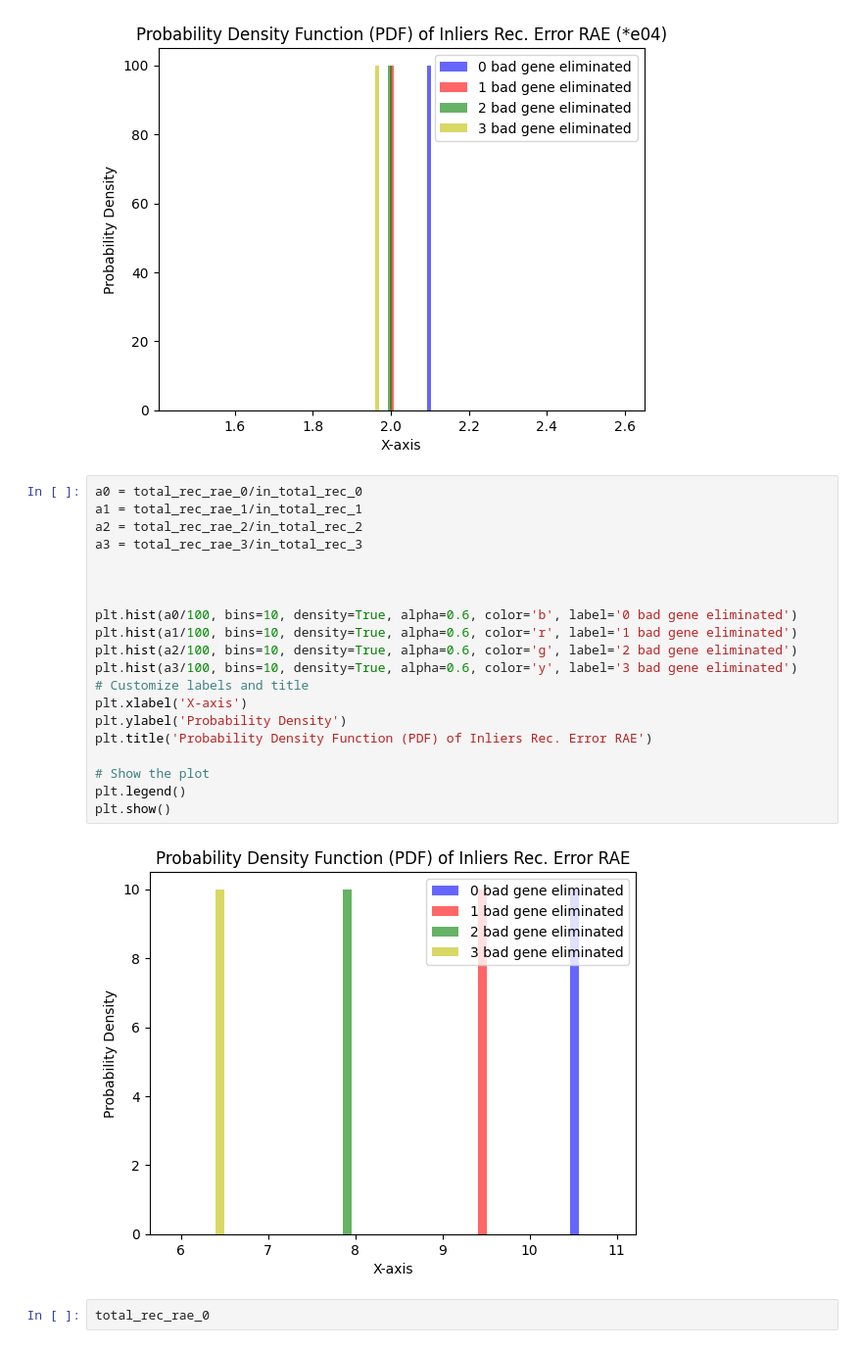
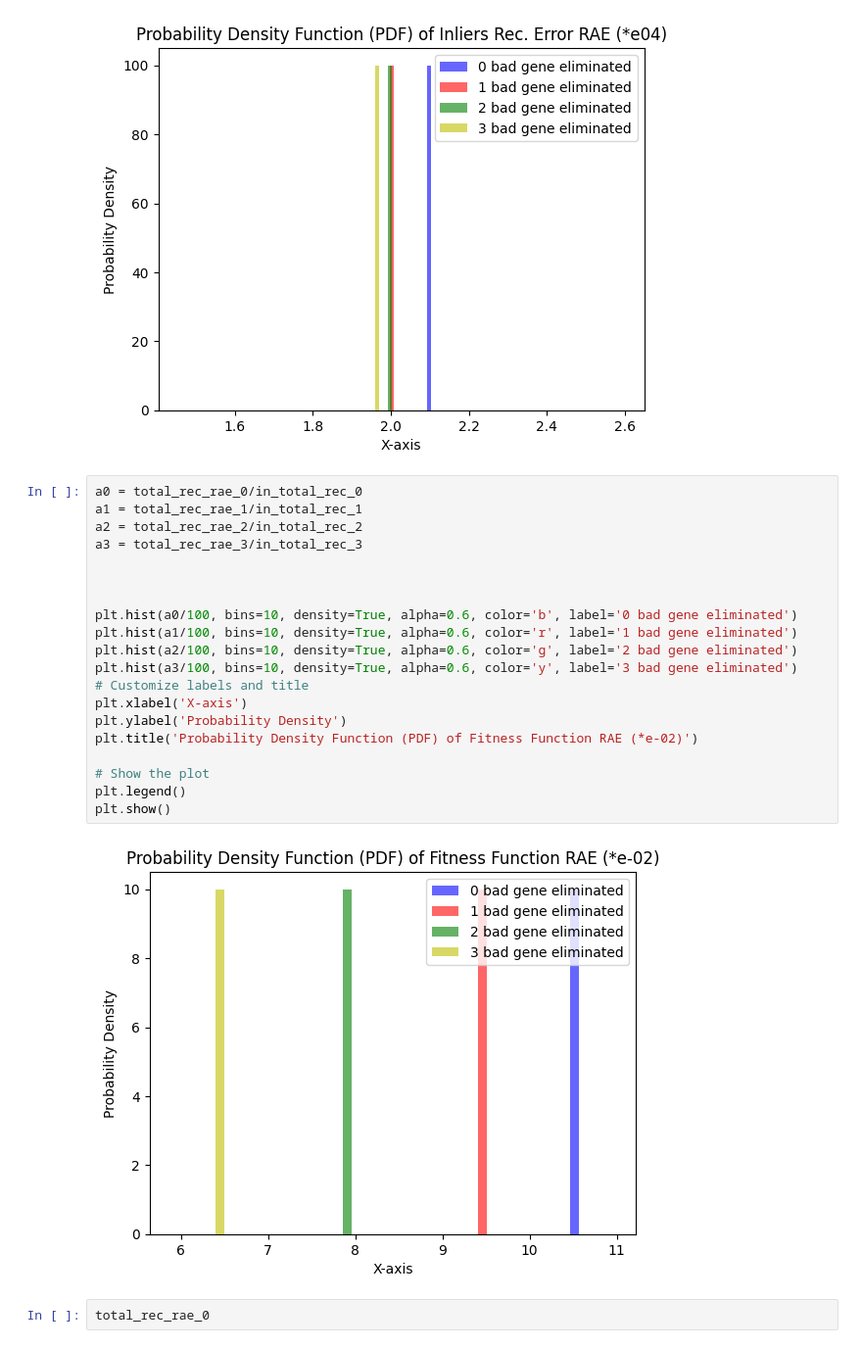
Before and after one commit to SMATousi/outlier_VAE, a Jupyter notebook: Dual_eq_Min.ipynb, the cells around one changed output. Shown: that part at 98% size. Drawn from its saved outputs; the diff is of its cells as text.

```diff
--- a/Dual_eq_Min.ipynb
+++ b/Dual_eq_Min.ipynb
@@ -1477,25 +1504,25 @@ plt.show()
 # %%
 a0 = total_rec_rae_0/in_total_rec_0
 a1 = total_rec_rae_1/in_total_rec_1
 a2 = total_rec_rae_2/in_total_rec_2
 a3 = total_rec_rae_3/in_total_rec_3
 
 
 
 plt.hist(a0/100, bins=10, density=True, alpha=0.6, color='b', label='0 bad gene eliminated')
 plt.hist(a1/100, bins=10, density=True, alpha=0.6, color='r', label='1 bad gene eliminated')
 plt.hist(a2/100, bins=10, density=True, alpha=0.6, color='g', label='2 bad gene eliminated')
 plt.hist(a3/100, bins=10, density=True, alpha=0.6, color='y', label='3 bad gene eliminated')
 # Customize labels and title
 plt.xlabel('X-axis')
 plt.ylabel('Probability Density')
-plt.title('Probability Density Function (PDF) of Inliers Rec. Error RAE')
+plt.title('Probability Density Function (PDF) of Fitness Function RAE (*e-02)')
 
 # Show the plot
 plt.legend()
 plt.show()
 # %% [output]
-[figure, old version]
+[figure, new version]
 # %%
 total_rec_rae_0
 # %% [output]
```
Also changed, not shown: parts of 3 cells of this notebook, 57 other files.
